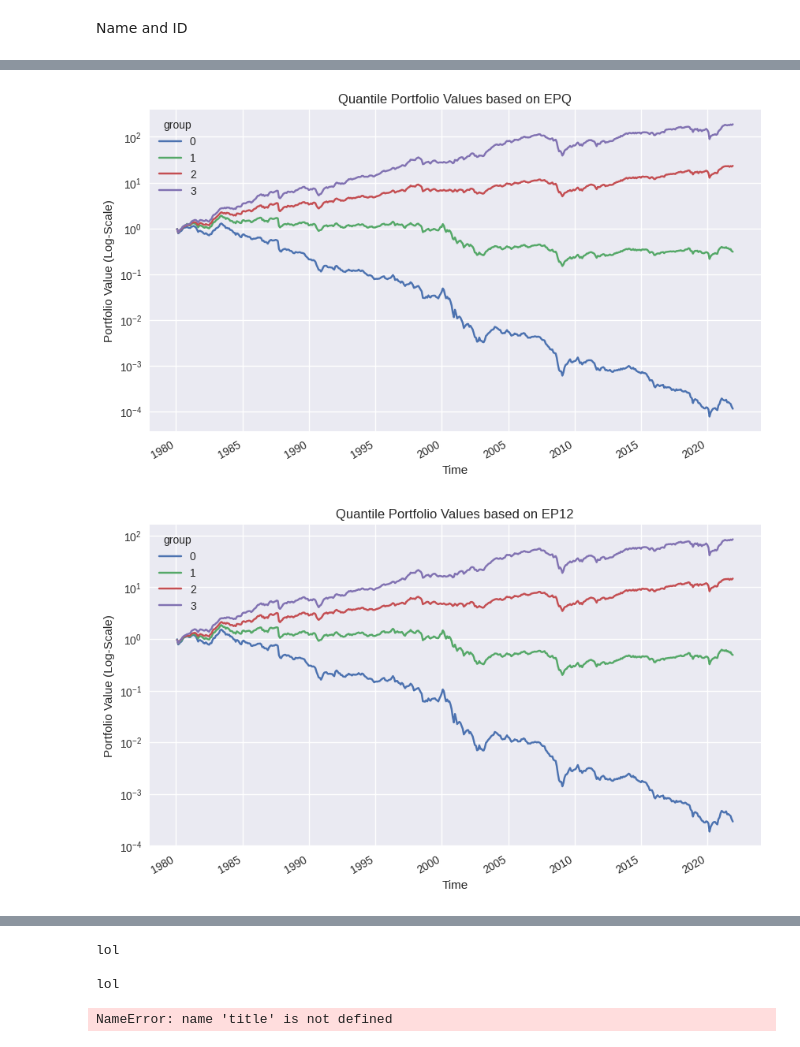
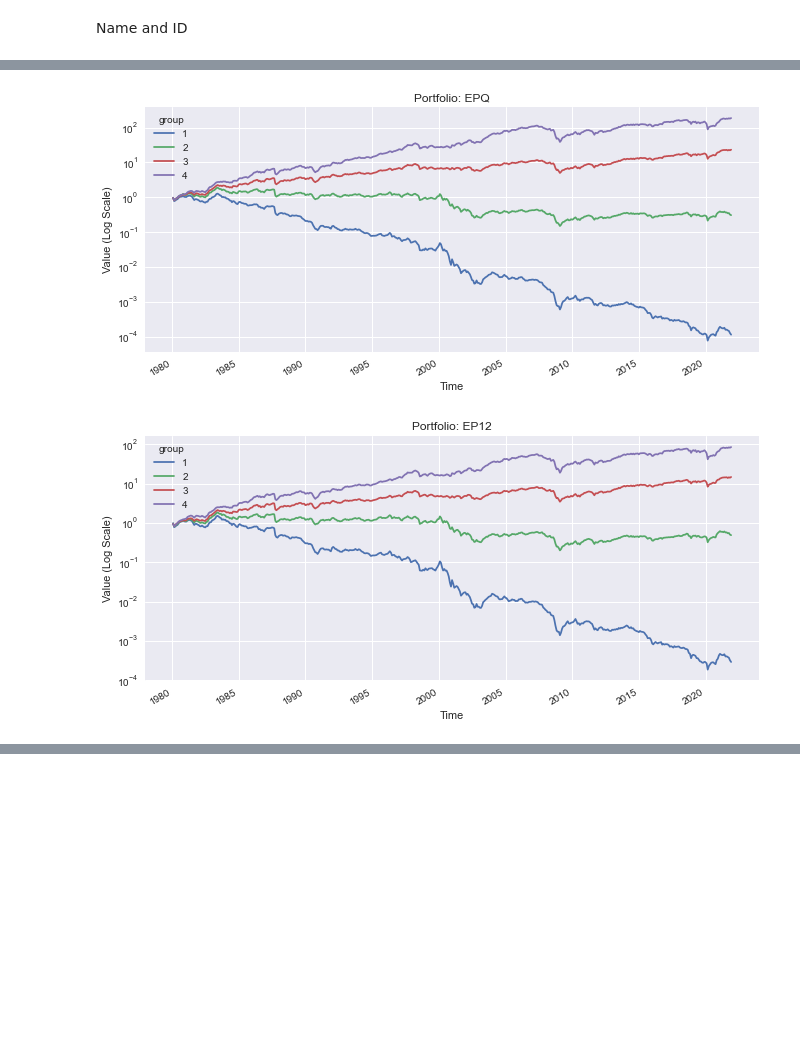
Before and after one commit to j1729s/Time-Series-Modelling-and-Forecasting, a Jupyter notebook: Untitled.ipynb, the cells around one changed output, grey strips where cells are left out. Drawn from its saved outputs; the diff is of its cells as text; code cells hidden in the pictures; blank space fills up the shorter version.

```diff
--- a/Untitled.ipynb
+++ b/Untitled.ipynb
@@ -137,0 +215,3 @@ display_side_by_side(portfolio_metrics(returns_dict['epq']),
+# %%
+for key, value in returns_dict.items():
+    plot_heatmap(value, f'{key.upper()} Returns')
@@ -138,8 +222,10 @@ display_side_by_side(portfolio_metrics(returns_dict['epq']),
 # %%
-price_data = data.cumsum().apply(np.exp)
+# Creating a dictionary with the portfolio price data callable by signal name
+price_dict = {key: value.cumsum().apply(np.exp) for key, value in returns_dict.items()}
 
-for key, value in returns_dict.items():
-    plot_portfolio(value, key)
+# Plotting Portfolio
+for key, value in price_dict.items():
+    plot_portfolio(value, key.upper(), ylabel='Value (Log Scale)', logy=True)
 # %% [output]
-[figure, old version]
+[figure, new version]
-[figure, old version]
+[figure, new version]
@@ -147,11 +232,0 @@ for key, value in returns_dict.items():
-# %%
-print('lol'+'\n \n'+'lol')
-# %% [output]
-lol
-
-lol
-# %%
-titles = chain(cycle(['']), cycle())
-title
-# %% [output]
-NameError: name 'title' is not defined
```
Also changed, not shown: parts of 50 cells of this notebook.
